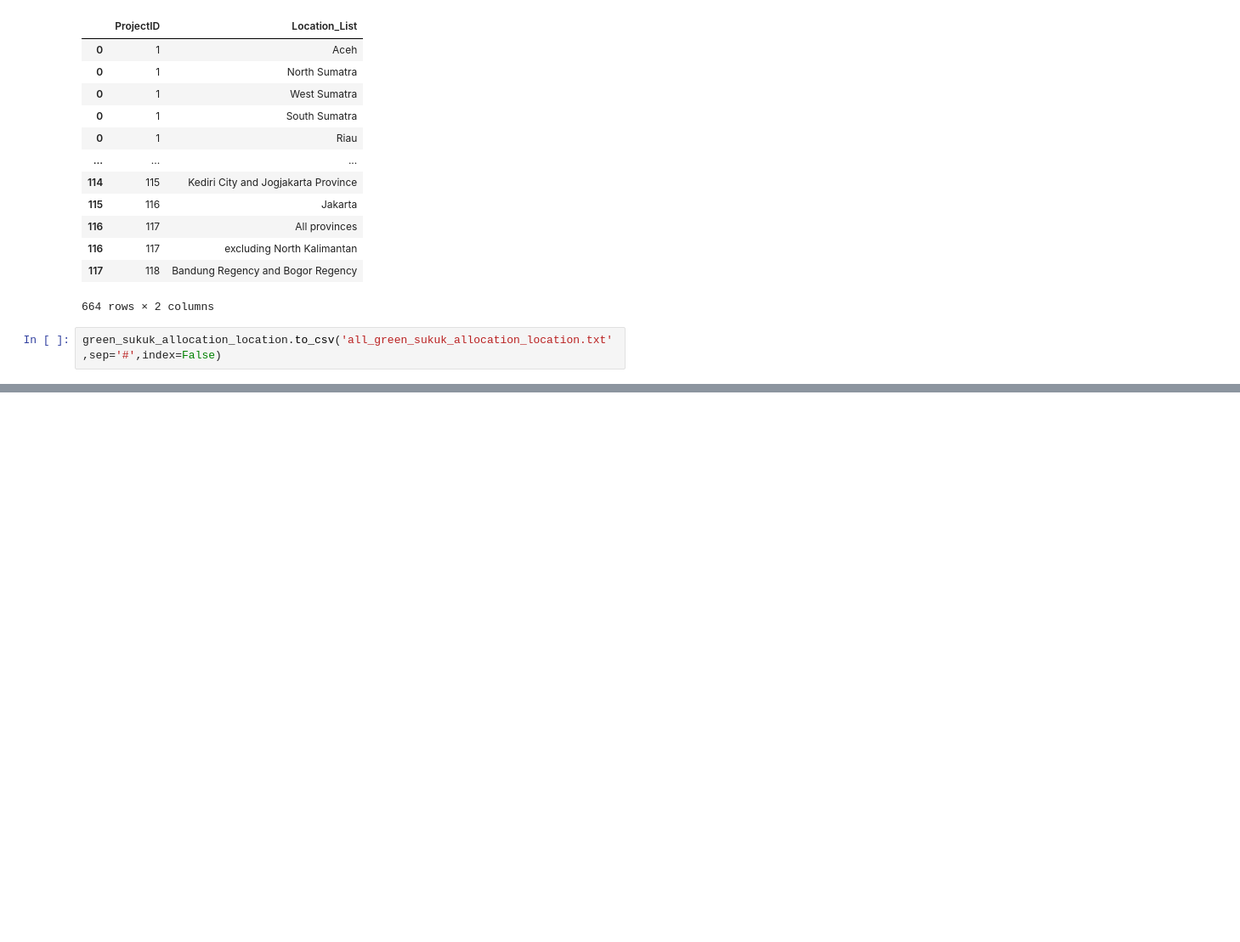
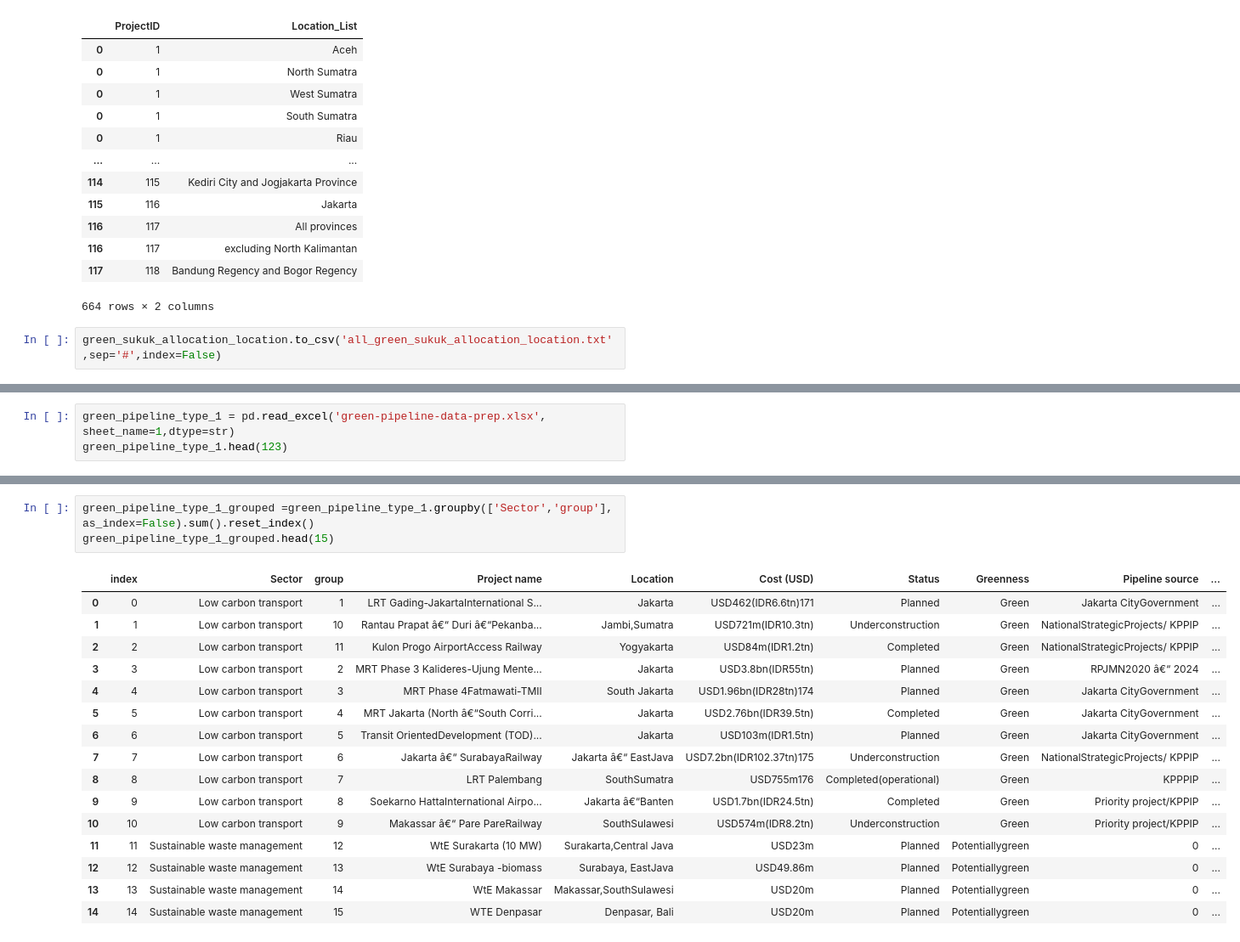
Before and after one commit to mihoku/data-preparation-indonesia-green-bonds, a Jupyter notebook: General-Data-Prep.ipynb, the cells around one changed output, grey strips where cells are left out. Shown: that part at 85% size. Cells and saved outputs as stored; diff of their text form; blank space fills up the shorter version.

Commit message:
preprocess green pipeline data

```diff
--- a/General-Data-Prep.ipynb
+++ b/General-Data-Prep.ipynb
@@ -836,0 +839,3 @@ green_sukuk_allocation_location.to_csv('all_green_sukuk_allocation_location.txt'
+# %%
+green_pipeline_type_1 = pd.read_excel('green-pipeline-data-prep.xlsx', sheet_name=1,dtype=str)
+green_pipeline_type_1.head(123)
@@ -836,0 +890,20 @@ green_sukuk_allocation_location.to_csv('all_green_sukuk_allocation_location.txt'
+# %%
+green_pipeline_type_1_grouped =green_pipeline_type_1.groupby(['Sector','group'], as_index=False).sum().reset_index()
+green_pipeline_type_1_grouped.head(15)
+# %% [output]
+|  | index | Sector | group | Project name | Location | Cost (USD) | Status | Greenness | Pipeline source | ... |
+| 0 | 0 | Low carbon transport | 1 | LRT Gading-JakartaInternational S... | Jakarta | USD462(IDR6.6tn)171 | Planned | Green | Jakarta CityGovernment | ... |
+| 1 | 1 | Low carbon transport | 10 | Rantau Prapat â€“ Duri â€“Pekanba... | Jambi,Sumatra | USD721m(IDR10.3tn) | Underconstruction | Green | NationalStrategicProjects/ KPPIP | ... |
+| 2 | 2 | Low carbon transport | 11 | Kulon Progo AirportAccess Railway | Yogyakarta | USD84m(IDR1.2tn) | Completed | Green | NationalStrategicProjects/ KPPIP | ... |
+| 3 | 3 | Low carbon transport | 2 | MRT Phase 3 Kalideres-Ujung Mente... | Jakarta | USD3.8bn(IDR55tn) | Planned | Green | RPJMN2020 â€“ 2024 | ... |
+| 4 | 4 | Low carbon transport | 3 | MRT Phase 4Fatmawati-TMII | South Jakarta | USD1.96bn(IDR28tn)174 | Planned | Green | Jakarta CityGovernment | ... |
+| 5 | 5 | Low carbon transport | 4 | MRT Jakarta (North â€“South Corri... | Jakarta | USD2.76bn(IDR39.5tn) | Completed | Green | Jakarta CityGovernment | ... |
+| 6 | 6 | Low carbon transport | 5 | Transit OrientedDevelopment (TOD)... | Jakarta | USD103m(IDR1.5tn) | Planned | Green | Jakarta CityGovernment | ... |
+| 7 | 7 | Low carbon transport | 6 | Jakarta â€“ SurabayaRailway | Jakarta â€“ EastJava | USD7.2bn(IDR102.37tn)175 | Underconstruction | Green | NationalStrategicProjects/ KPPIP | ... |
+| 8 | 8 | Low carbon transport | 7 | LRT Palembang | SouthSumatra | USD755m176 | Completed(operational) | Green | KPPPIP | ... |
+| 9 | 9 | Low carbon transport | 8 | Soekarno HattaInternational Airpo... | Jakarta â€“Banten | USD1.7bn(IDR24.5tn) | Completed | Green | Priority project/KPPIP | ... |
+| 10 | 10 | Low carbon transport | 9 | Makassar â€“ Pare PareRailway | SouthSulawesi | USD574m(IDR8.2tn) | Underconstruction | Green | Priority project/KPPIP | ... |
+| 11 | 11 | Sustainable waste management | 12 | WtE Surakarta (10 MW) | Surakarta,Central Java | USD23m | Planned | Potentiallygreen | 0 | ... |
+| 12 | 12 | Sustainable waste management | 13 | WtE Surabaya -biomass | Surabaya, EastJava | USD49.86m | Planned | Potentiallygreen | 0 | ... |
+| 13 | 13 | Sustainable waste management | 14 | WtE Makassar | Makassar,SouthSulawesi | USD20m | Planned | Potentiallygreen | 0 | ... |
+| 14 | 14 | Sustainable waste management | 15 | WTE Denpasar | Denpasar, Bali | USD20m | Planned | Potentiallygreen | 0 | ... |
```
Also changed, not shown: parts of 4 cells of this notebook.
